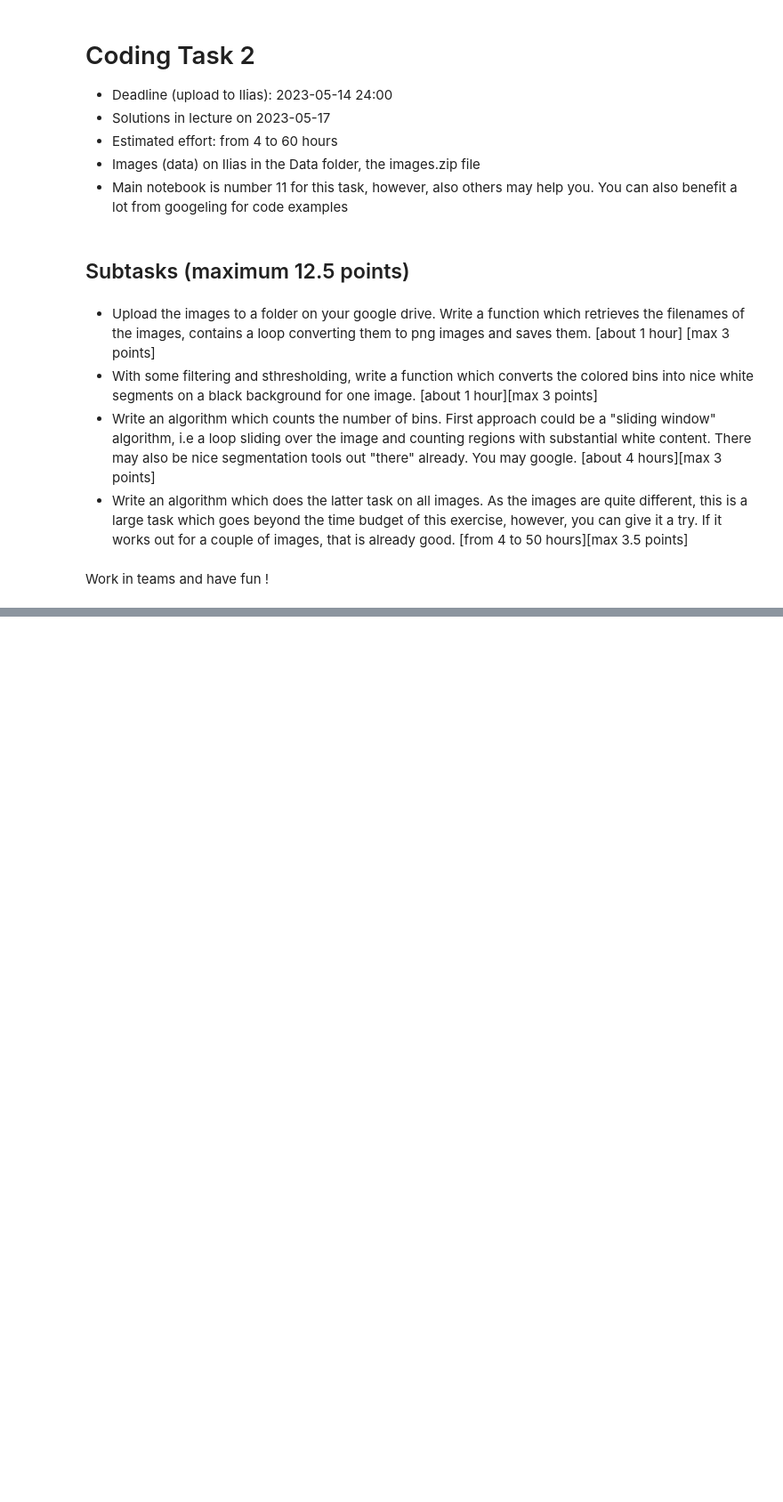
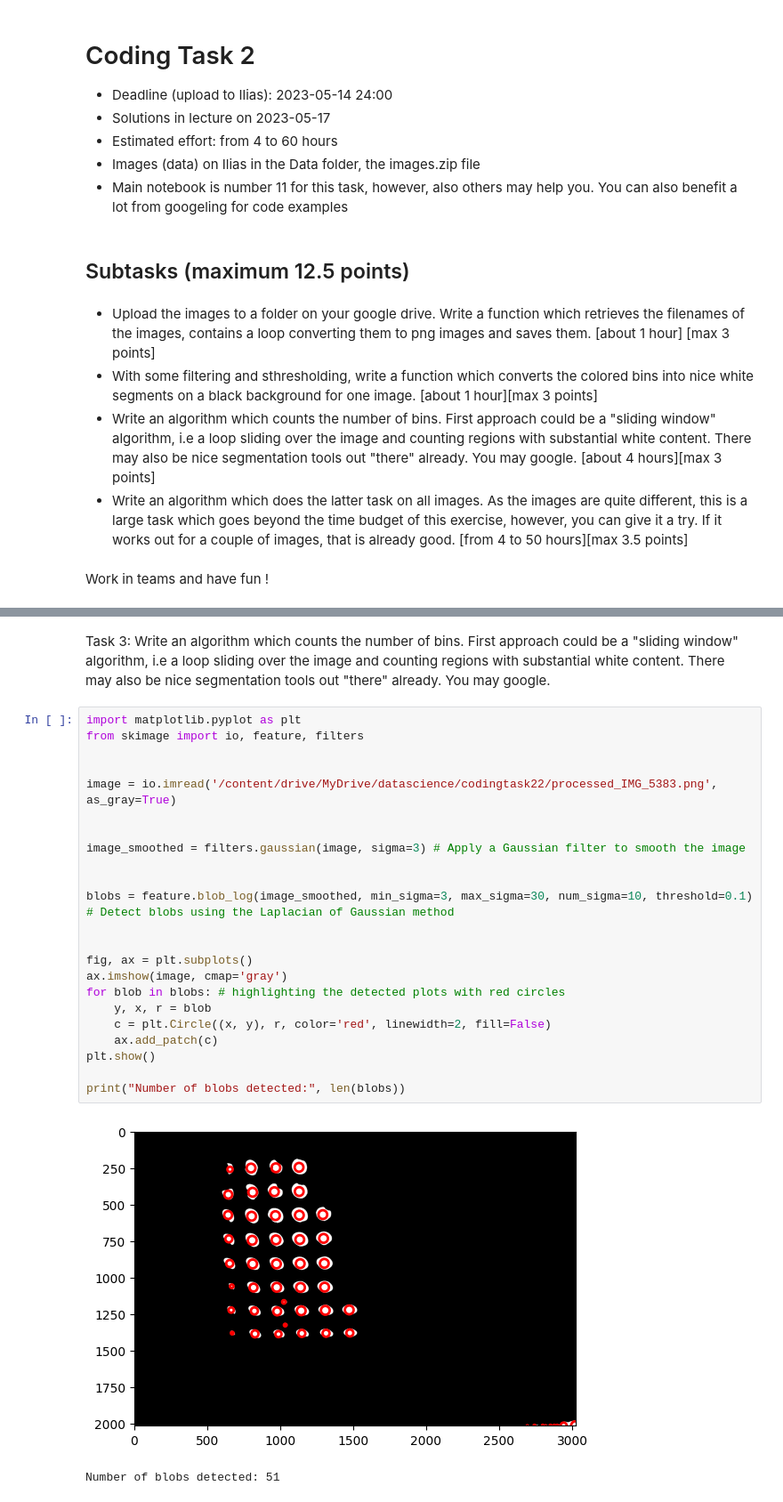
Before and after one commit to flo20schae/data-sience-fundamentals, a Jupyter notebook: CodingTask2.ipynb, the cells around one changed output, grey strips where cells are left out. Shown at 89% size. Cells and saved outputs as stored; diff of their text form; blank space fills up the shorter version.

```diff
--- a/CodingTask2.ipynb
+++ b/CodingTask2.ipynb
@@ -21,0 +120,28 @@ Work in teams and have fun !
+# %% [markdown]
+Task 3: Write an algorithm which counts the number of bins. First approach could be a "sliding window" algorithm, i.e a loop sliding over the image and counting regions with substantial white content. There may also be nice segmentation tools out "there" already. You may google.
+# %%
+import matplotlib.pyplot as plt
+from skimage import io, feature, filters
+
+
+image = io.imread('/content/drive/MyDrive/datascience/codingtask22/processed_IMG_5383.png', as_gray=True)
+
+
+image_smoothed = filters.gaussian(image, sigma=3) # Apply a Gaussian filter to smooth the image
+
+
+blobs = feature.blob_log(image_smoothed, min_sigma=3, max_sigma=30, num_sigma=10, threshold=0.1) # Detect blobs using the Laplacian of Gaussian method
+
+
+fig, ax = plt.subplots()
+ax.imshow(image, cmap='gray')
+for blob in blobs: # highlighting the detected plots with red circles
+    y, x, r = blob
+    c = plt.Circle((x, y), r, color='red', linewidth=2, fill=False)
+    ax.add_patch(c)
+plt.show()
+
+print("Number of blobs detected:", len(blobs))
+# %% [output]
+[figure, added]
+Number of blobs detected: 51
```
Also changed, not shown: parts of 10 cells of this notebook.
